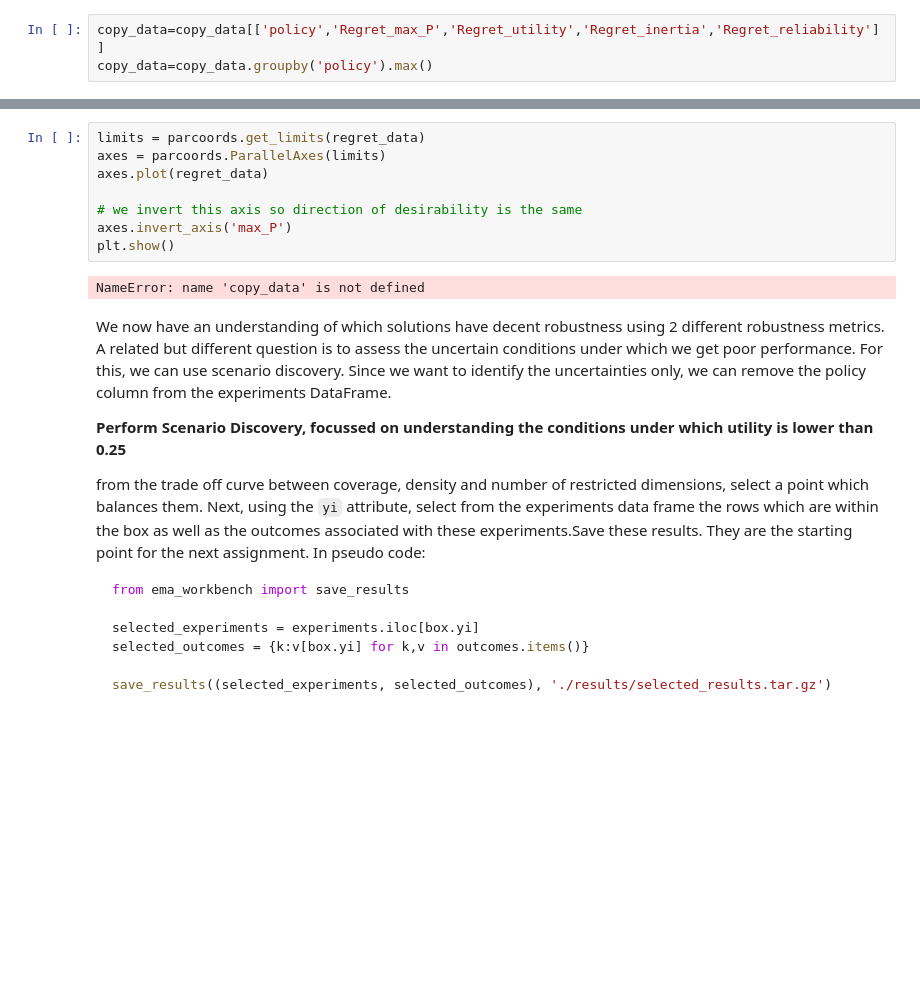
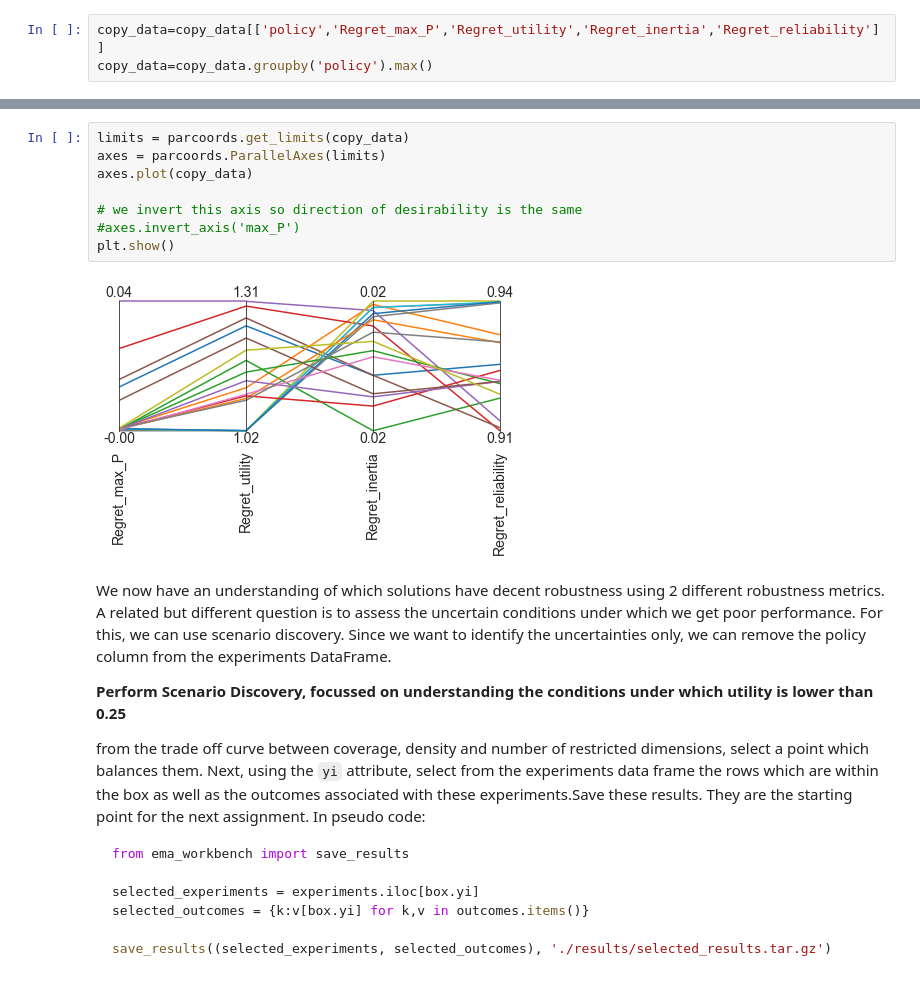
Before and after one commit to tamarvooijs/MBDM, a Jupyter notebook: Week 5-6 - robustness and direct search/assignment 8 - MORDM.ipynb, the cells around one changed output, grey strips where cells are left out. Saved outputs shown, nothing was run; the diff lists cells and outputs as text; blank space fills up the shorter version.

```diff
--- a/Week 5-6 - robustness and direct search/assignment 8 - MORDM.ipynb
+++ b/Week 5-6 - robustness and direct search/assignment 8 - MORDM.ipynb
@@ -619,13 +630,13 @@ max_regret
 # %%
-limits = parcoords.get_limits(regret_data)
+limits = parcoords.get_limits(copy_data)
 axes = parcoords.ParallelAxes(limits)
-axes.plot(regret_data)
+axes.plot(copy_data)
 
 # we invert this axis so direction of desirability is the same
-axes.invert_axis('max_P')
+#axes.invert_axis('max_P')
 plt.show()
 # %% [output]
-NameError: name 'copy_data' is not defined
+[figure, added]
 # %% [markdown]
 We now have an understanding of which solutions have decent robustness using 2 different robustness metrics. A related but different question is to assess the uncertain conditions under which we get poor performance. For this, we can use scenario discovery. Since we want to identify the uncertainties only, we can remove the policy column from the experiments DataFrame.
 
```
Also changed, not shown: parts of 33 cells of this notebook, 2 other files.
